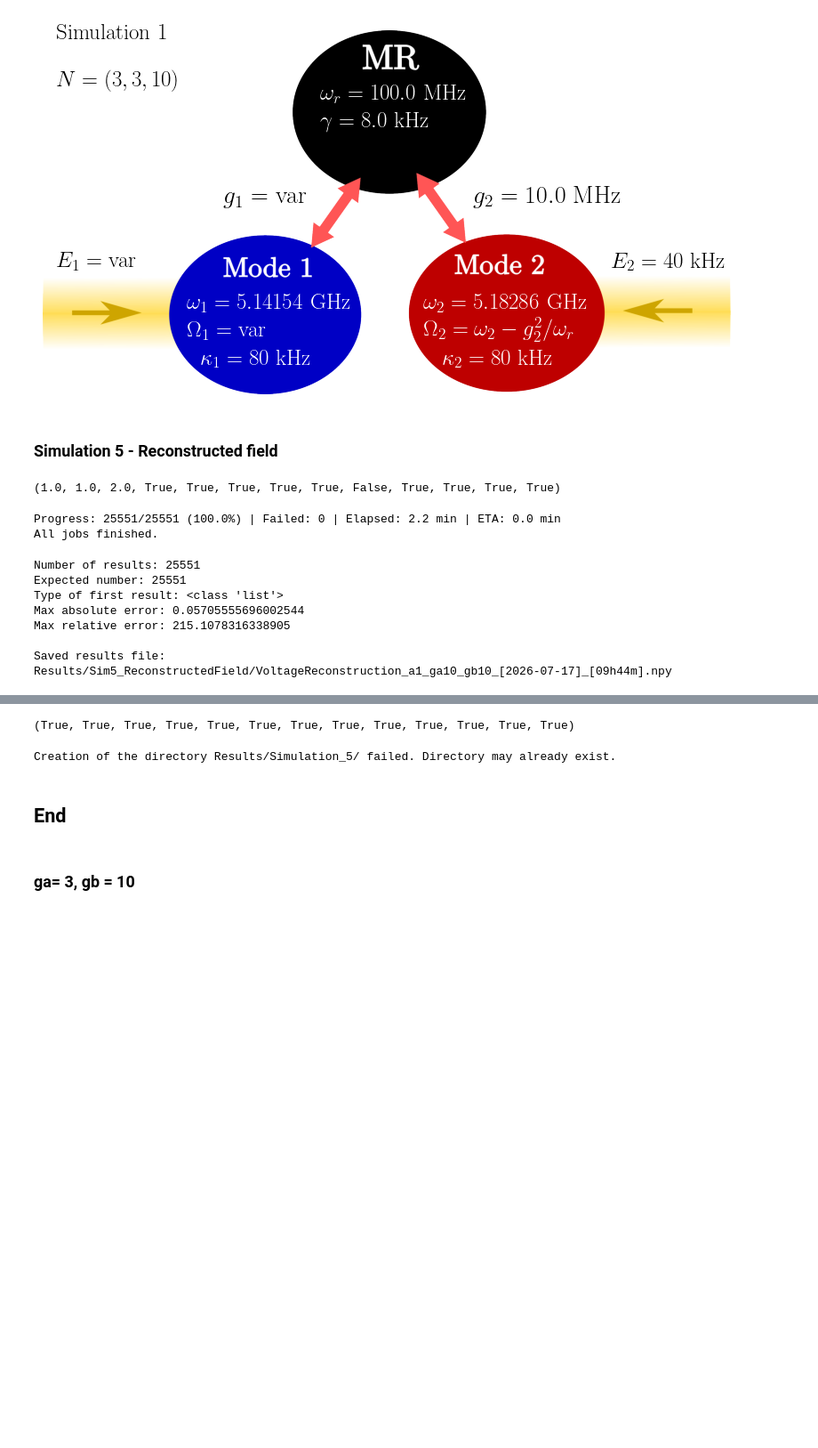
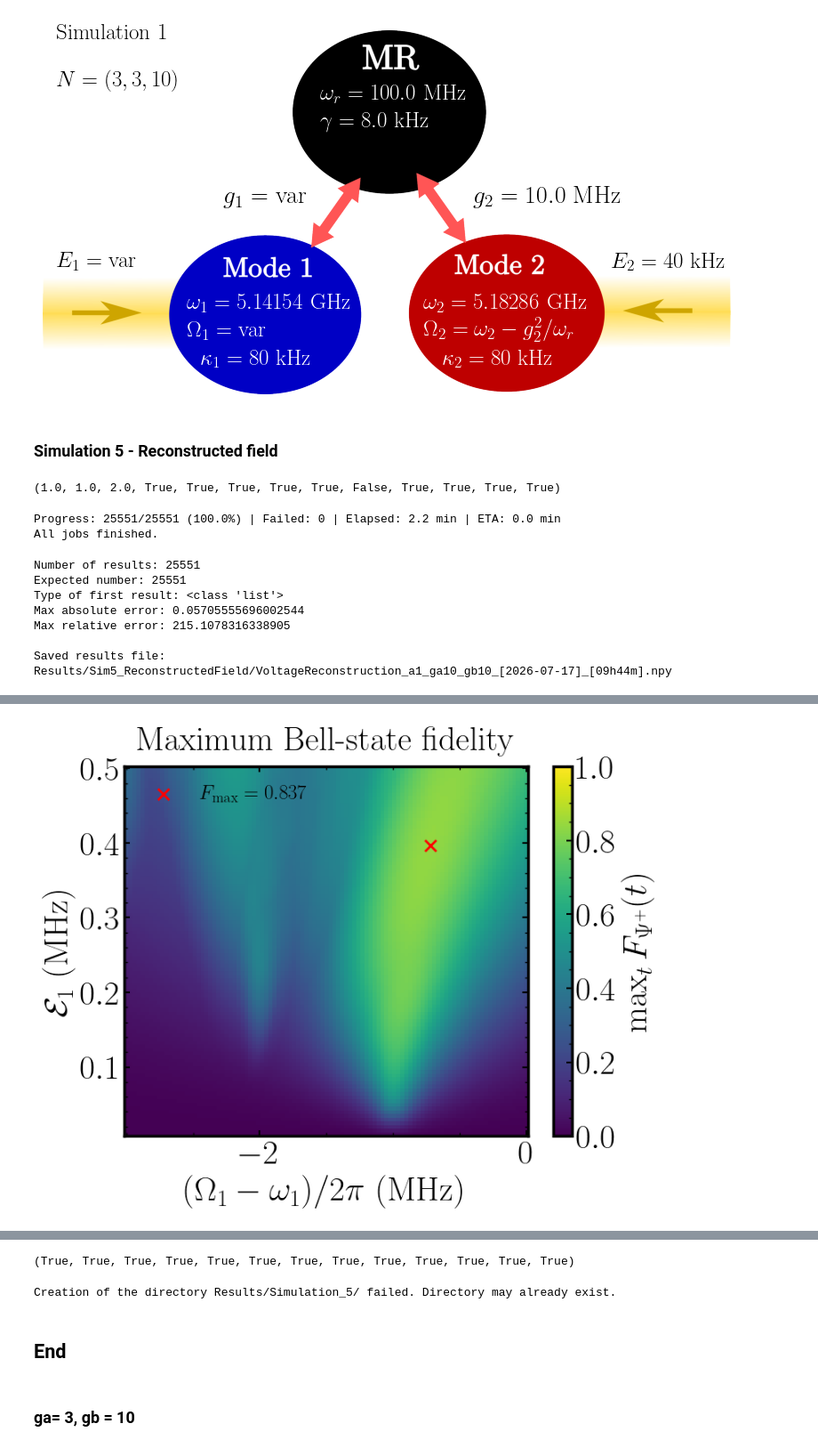
Before and after one commit to asantanah/code_for_paper, a Jupyter notebook: Artigo_simulations_.ipynb, the cells around one changed output, grey strips where cells are left out. Shown at 89% size. Saved outputs shown, nothing was run; the diff lists cells and outputs as text; code cells hidden in the pictures; blank space fills up the shorter version.

Commit message:
Last changes in the simulation codes. Added Bell state time-evolution.

```diff
--- a/Artigo_simulations_.ipynb
+++ b/Artigo_simulations_.ipynb
@@ -1306,0 +1570,66 @@ Results/Sim5_ReconstructedField/VoltageReconstruction_a1_ga10_gb10_[2026-07-17]_
+# %%
+data = load(
+    r'Results/Sim6_BellState_E_vs_Delta/BellState_[2026-08-12]_[13h29m].npy',
+    allow_pickle=True
+)
+
+delta_list = data[0]
+E_list = data[1]
+
+Fmax_grid = data[2]
+tBell_grid = data[3]
+
+leakage_grid = data[4]
+HZ_grid = data[5]
+
+P11_grid = data[6]
+P20_grid = data[7]
+P02_grid = data[8]
+
+best_trajectory = data[9]
+#====================================
+# Finds the best point
+k_best = unravel_index(argmax(Fmax_grid),Fmax_grid.shape)
+
+E_best     = E_list[k_best[0]]
+delta_best = delta_list[k_best[1]]
+
+F_best = Fmax_grid[k_best]
+
+#====================================
+# Plot
+fig, ax = plt.subplots(figsize=(8, 6))
+
+im = ax.pcolormesh(
+    delta_list,
+    E_list,
+    Fmax_grid,
+    shading="auto",
+    cmap="viridis",
+    vmin=0,
+    vmax=1
+)
+
+ax.scatter(
+    delta_best,
+    E_best,
+    marker="x",
+    s=100,
+    color="red",
+    linewidth=2,
+    label=rf"$F_{{\max}}={F_best:.3f}$"
+)
+
+ax.set_xlabel(r"$(\Omega_1-\omega_1)/2\pi$ (MHz)")
+ax.set_ylabel(r"$\mathcal{E}_1$ (MHz)")
+
+ax.set_title(r"Maximum Bell-state fidelity", pad = 15)
+
+ax.legend(loc="upper left", fontsize=18)
+
+cbar = fig.colorbar(im,ax=ax)
+cbar.set_label(r"$\max_t F_{\Psi^+}(t)$")
+
+plt.show()
+# %% [output]
+[figure, added]
```
Also changed, not shown: parts of 12 cells of this notebook, 2 other files.
